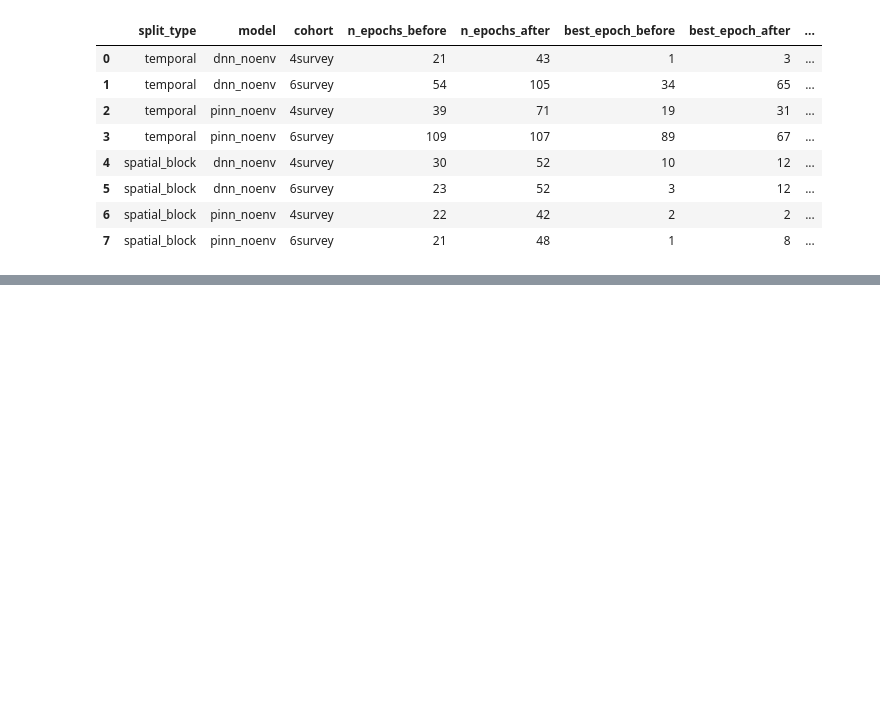
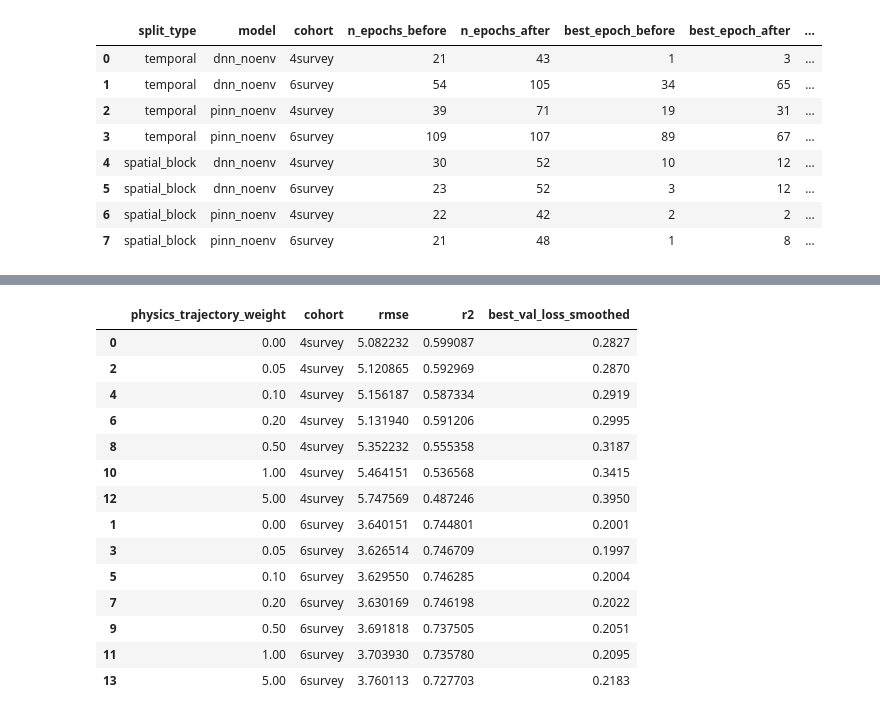
Before and after one commit to shreeyagorasia/forest_diss, a Jupyter notebook: results_notebooks/baseline_models_parameter_tuning.ipynb, the cells around one changed output, grey strips where cells are left out. Drawn from its saved outputs; the diff is of its cells as text; code cells hidden in the pictures; blank space fills up the shorter version.

Commit message:
docs: log the tuning round and physics/trajectory weight sweep, update primary PINN result to W=0.05

```diff
--- a/results_notebooks/baseline_models_parameter_tuning.ipynb
+++ b/results_notebooks/baseline_models_parameter_tuning.ipynb
@@ -322,0 +344,53 @@ tuning_comparison
+# %%
+PHYSICS_TRAJECTORY_WEIGHTS = [0.0, 0.05, 0.1, 0.2, 0.5, 1.0, 5.0]
+
+# Maps each weight to the --run-name it was actually fit with. 1.0 is the
+# historical default (no run-name, plain "pinn_noenv" path). 5.0 was named by
+# hand as "pw5_tw5" (no decimal) rather than "pw5.0_tw5.0" like the others --
+# an inconsistency from when it was fit, kept here rather than renamed on disk.
+RUN_NAME_BY_WEIGHT = {
+    0.0: "pinn_noenv_pw0.0_tw0.0",
+    0.05: "pinn_noenv_pw0.05_tw0.05",
+    0.1: "pinn_noenv_pw0.1_tw0.1",
+    0.2: "pinn_noenv_pw0.2_tw0.2",
+    0.5: "pinn_noenv_pw0.5_tw0.5",
+    1.0: "pinn_noenv",
+    5.0: "pinn_noenv_pw5_tw5",
+}
+
+rows = []
+for weight in PHYSICS_TRAJECTORY_WEIGHTS:
+    run_name = RUN_NAME_BY_WEIGHT[weight]
+    for cohort in COHORTS:
+        output_dir = model_output_dir(run_name, cohort, split_type="spatial_block")
+        metrics = load_metrics(output_dir / "metrics.json")
+        history_path = output_dir / "training_history.csv"
+        if metrics is None or not history_path.exists():
+            continue
+        history_df = pd.read_csv(history_path)
+        rows.append({
+            "physics_trajectory_weight": weight,
+            "cohort": cohort,
+            "rmse": metrics["rmse"],
+            "r2": metrics["r2"],
+            "best_val_loss_smoothed": round(float(history_df["val_loss_smoothed"].min()), 4),
+        })
+
+weight_sweep_table = pd.DataFrame(rows)
+weight_sweep_table.sort_values(["cohort", "physics_trajectory_weight"])
+# %% [output]
+|  | physics_trajectory_weight | cohort | rmse | r2 | best_val_loss_smoothed |
+| 0 | 0.00 | 4survey | 5.082232 | 0.599087 | 0.2827 |
+| 2 | 0.05 | 4survey | 5.120865 | 0.592969 | 0.2870 |
+| 4 | 0.10 | 4survey | 5.156187 | 0.587334 | 0.2919 |
+| 6 | 0.20 | 4survey | 5.131940 | 0.591206 | 0.2995 |
+| 8 | 0.50 | 4survey | 5.352232 | 0.555358 | 0.3187 |
+| 10 | 1.00 | 4survey | 5.464151 | 0.536568 | 0.3415 |
+| 12 | 5.00 | 4survey | 5.747569 | 0.487246 | 0.3950 |
+| 1 | 0.00 | 6survey | 3.640151 | 0.744801 | 0.2001 |
+| 3 | 0.05 | 6survey | 3.626514 | 0.746709 | 0.1997 |
+| 5 | 0.10 | 6survey | 3.629550 | 0.746285 | 0.2004 |
+| 7 | 0.20 | 6survey | 3.630169 | 0.746198 | 0.2022 |
+| 9 | 0.50 | 6survey | 3.691818 | 0.737505 | 0.2051 |
+| 11 | 1.00 | 6survey | 3.703930 | 0.735780 | 0.2095 |
+| 13 | 5.00 | 6survey | 3.760113 | 0.727703 | 0.2183 |
```
Also changed, not shown: parts of 1 cell of this notebook, 1 other file.
